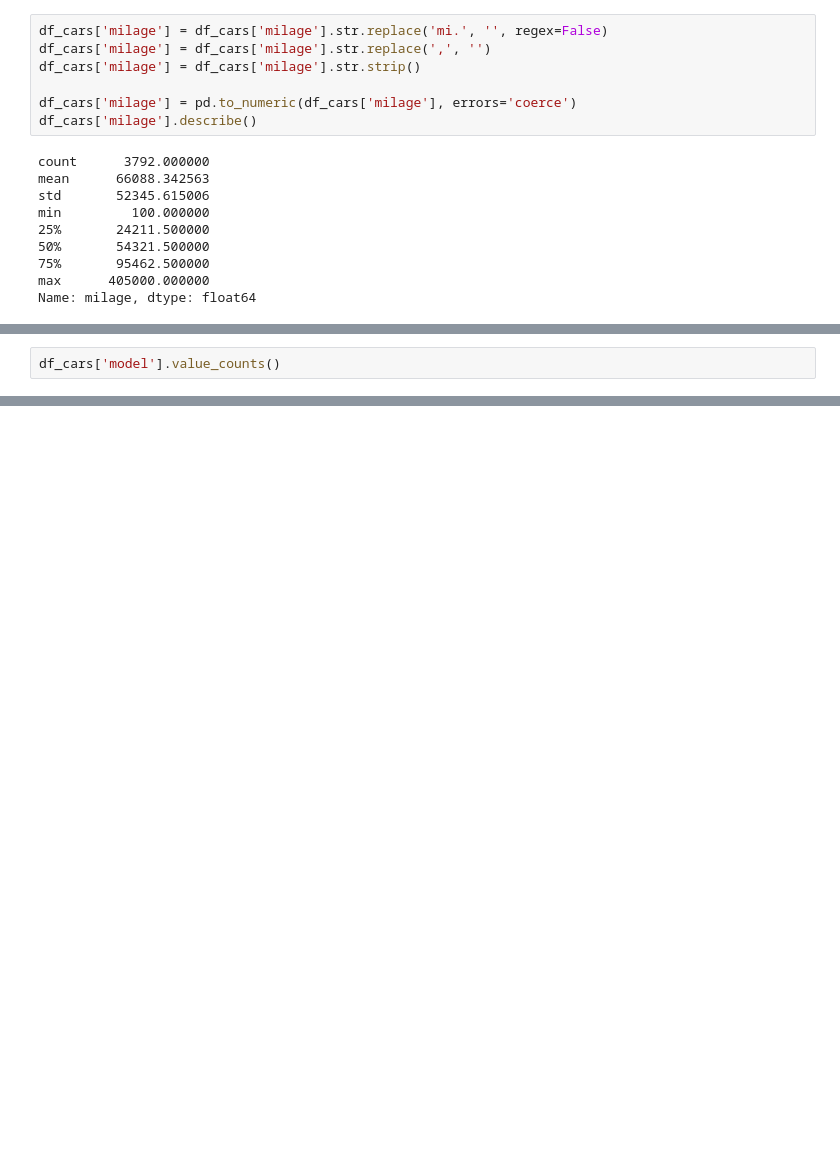
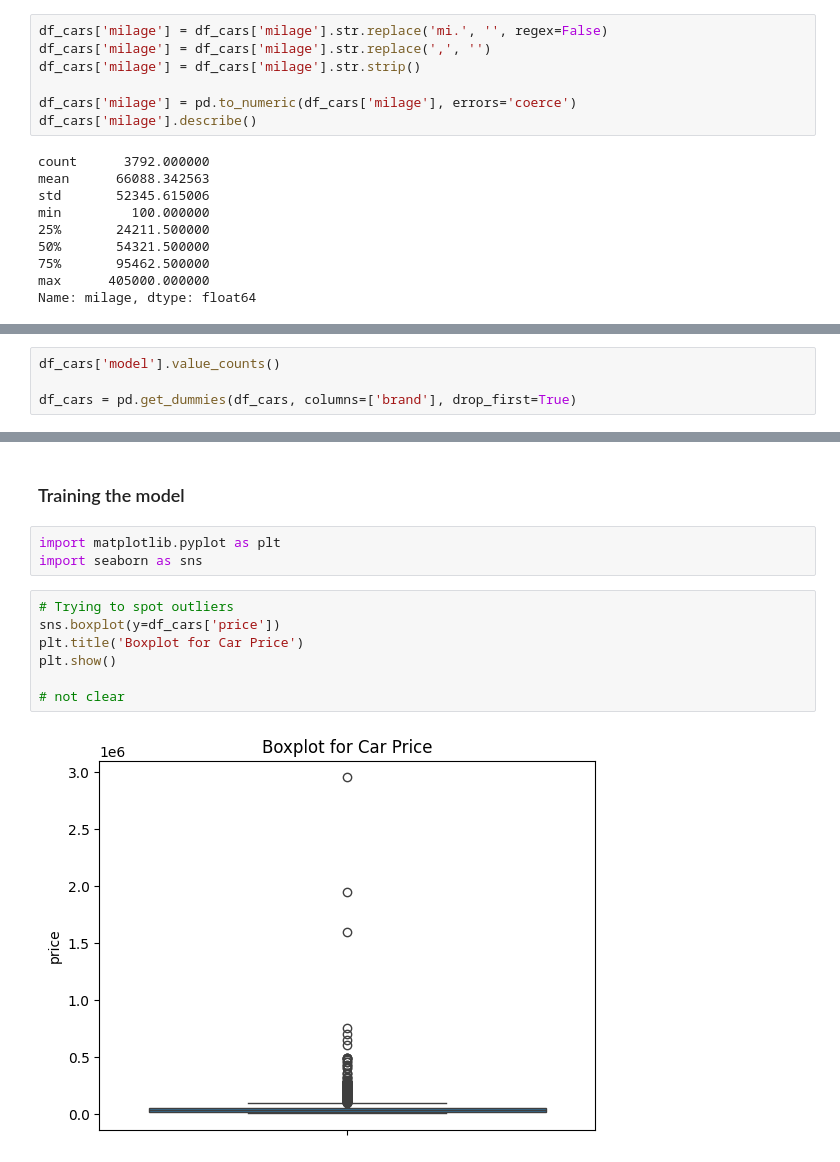
Before and after one commit to hmzakt/used_car_price_prediction_model, a Jupyter notebook: index.ipynb, the cells around one changed output, grey strips where cells are left out. Drawn from its saved outputs; the diff is of its cells as text; blank space fills up the shorter version.

```diff
--- a/index.ipynb
+++ b/index.ipynb
@@ -194,3 +194,5 @@ df_cars
 3792 rows × 16 columns
 # %%
 df_cars['model'].value_counts()
+
+df_cars = pd.get_dummies(df_cars, columns=['brand'], drop_first=True)
@@ -232,2 +233,16 @@ Index(['brand', 'model_year', 'milage', 'accident', 'clean_title', 'price',
        'model_encoded'],
       dtype='object')
+# %% [markdown]
+### Training the model
+# %%
+import matplotlib.pyplot as plt
+import seaborn as sns
+# %%
+# Trying to spot outliers
+sns.boxplot(y=df_cars['price'])
+plt.title('Boxplot for Car Price')
+plt.show()
+
+# not clear
+# %% [output]
+[figure, added]
```
Also changed, not shown: parts of 20 cells of this notebook.
